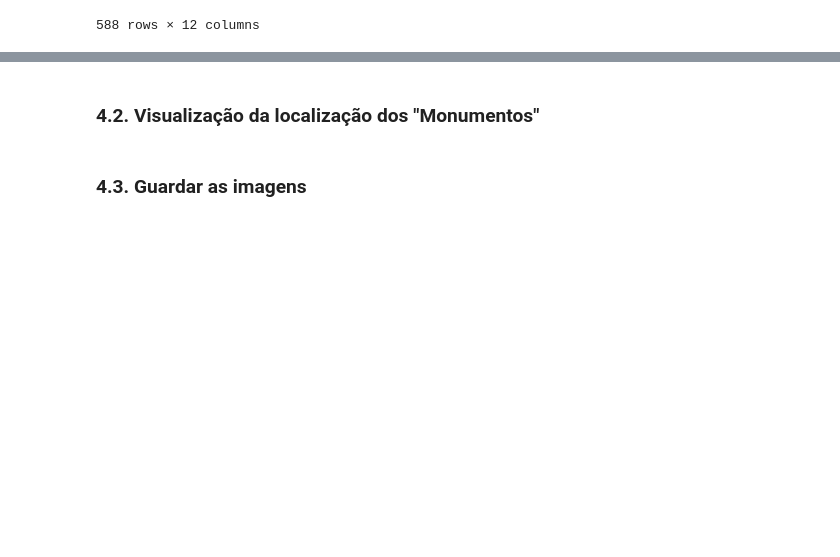
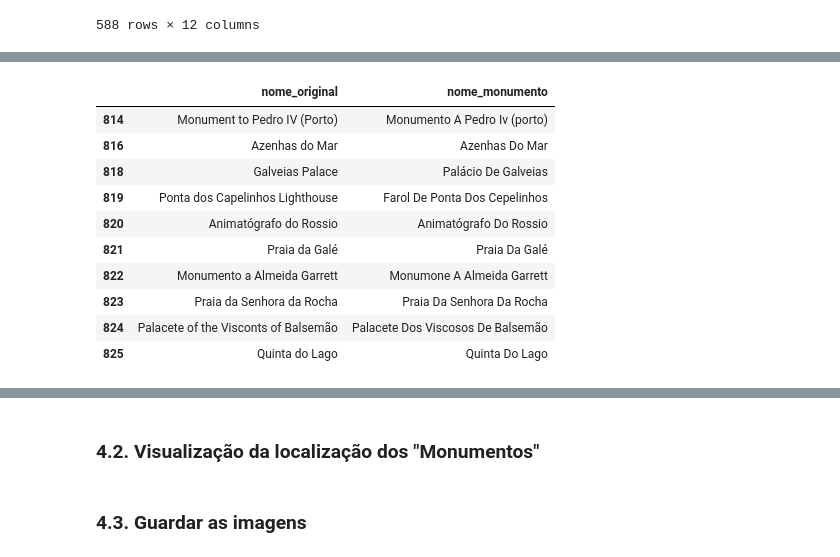
Before and after one commit to GothamAnalytics-7/APVC, a Jupyter notebook: APVC-ProjetoFinal/notebooks/APVC-Parte0.ipynb, the cells around one changed output, grey strips where cells are left out. Drawn from its saved outputs; the diff is of its cells as text; code cells hidden in the pictures; blank space fills up the shorter version.

```diff
--- a/APVC-ProjetoFinal/notebooks/APVC-Parte0.ipynb
+++ b/APVC-ProjetoFinal/notebooks/APVC-Parte0.ipynb
@@ -1176,0 +1146,7 @@ KeyboardInterrupt:
+# %%
+pd.set_option('display.max_colwidth', None)
+
+df_monumentos_final_limposPT["urls"] = df_monumentos_final_limposPT["urls"].apply(
+    lambda x: ast.literal_eval(x) if isinstance(x, str) else x
+)
+df_monumentos_final_limposPT["urls"]
@@ -1176,0 +1168,62 @@ KeyboardInterrupt:
+# %%
+pd.reset_option('display.max_colwidth')
+import string
+from IPython.display import display
+
+# Cache manual de traduções
+cache_traducao = {}
+
+# Função de tradução
+def traduzir_com_cache(texto):
+    try:
+        if not isinstance(texto, str) or texto.strip() == "":
+            return texto
+
+        if texto in cache_traducao:
+            return cache_traducao[texto]
+
+        url = "https://translate.googleapis.com/translate_a/single"
+        params = {
+            'client': 'gtx',
+            'sl': 'en',
+            'tl': 'pt',
+            'dt': 't',
+            'q': texto
+        }
+        response = requests.get(url, params=params)
+        traducao = response.json()[0][0][0]
+        traducao = string.capwords(traducao)
+        cache_traducao[texto] = traducao
+        return traducao
+    except Exception as e:
+        print(f"Erro ao traduzir '{texto}': {e}")
+        return texto
+
+
+# Copiar coluna original para comparação
+df_monumentos_final_limposPT["nome_original"] = df_monumentos_final_limposPT["nome_monumento"]
+
+# Filtrar linhas onde SerMonumento == 0
+mask = df_monumentos_final_limposPT["SerMonumento"] == 0
+indices_para_traduzir = df_monumentos_final_limposPT[mask].index
+textos_para_traduzir = df_monumentos_final_limposPT.loc[indices_para_traduzir, "nome_monumento"].tolist()
+
+# Traduzir em paralelo com ThreadPoolExecutor
+with concurrent.futures.ThreadPoolExecutor(max_workers=15) as executor:
+    resultados = list(tqdm(executor.map(traduzir_com_cache, textos_para_traduzir),
+                           total=len(textos_para_traduzir),
+                           desc="A traduzir nomes"))
+
+# Atualizar as traduções no DataFrame original
+df_monumentos_final_limposPT.loc[indices_para_traduzir, "nome_monumento"] = resultados
+
+# Ver alterações
+df_alteracoes = df_monumentos_final_limposPT[
+    df_monumentos_final_limposPT["nome_original"] != df_monumentos_final_limposPT["nome_monumento"]
+][["nome_original", "nome_monumento"]]
+
+# Exemplo de alterações
+print("\nExemplos de alterações:")
+display(df_alteracoes.head(10))
+print(f"\nTotal de alterações: {len(df_alteracoes)}")
+# %% [output]
@@ -1176,0 +1231,11 @@ KeyboardInterrupt:
+|  | nome_original | nome_monumento |
+| 814 | Monument to Pedro IV (Porto) | Monumento A Pedro Iv (porto) |
+| 816 | Azenhas do Mar | Azenhas Do Mar |
+| 818 | Galveias Palace | Palácio De Galveias |
+| 819 | Ponta dos Capelinhos Lighthouse | Farol De Ponta Dos Cepelinhos |
+| 820 | Animatógrafo do Rossio | Animatógrafo Do Rossio |
+| 821 | Praia da Galé | Praia Da Galé |
+| 822 | Monumento a Almeida Garrett | Monumone A Almeida Garrett |
+| 823 | Praia da Senhora da Rocha | Praia Da Senhora Da Rocha |
+| 824 | Palacete of the Visconts of Balsemão | Palacete Dos Viscosos De Balsemão |
+| 825 | Quinta do Lago | Quinta Do Lago |
```
Also changed, not shown: parts of 20 cells of this notebook.
